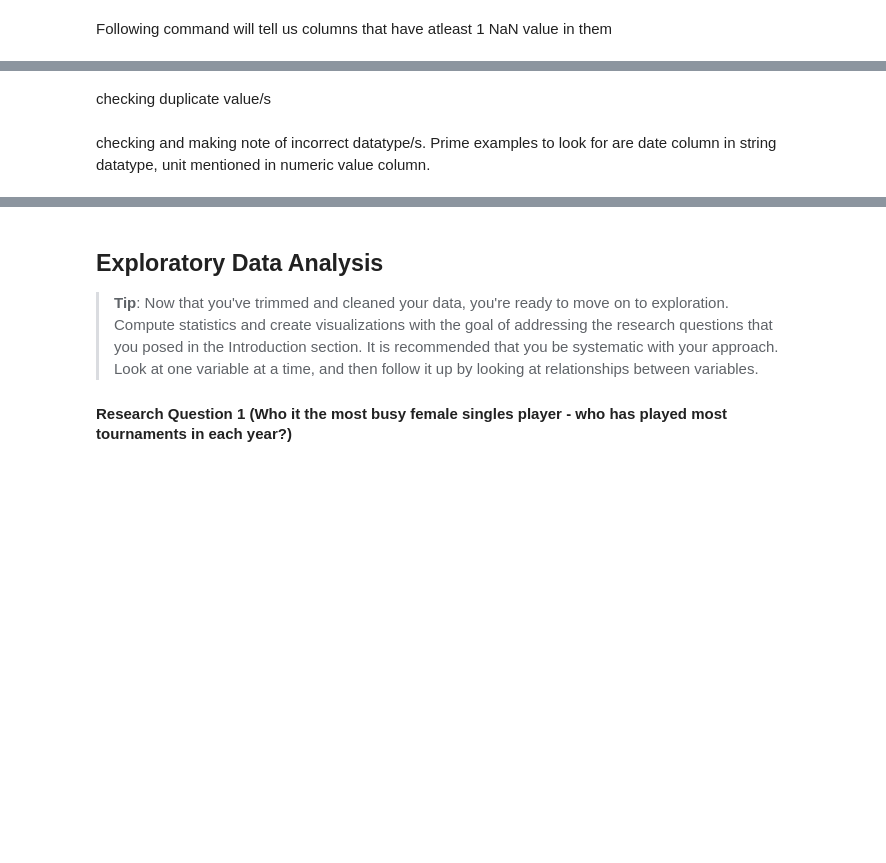
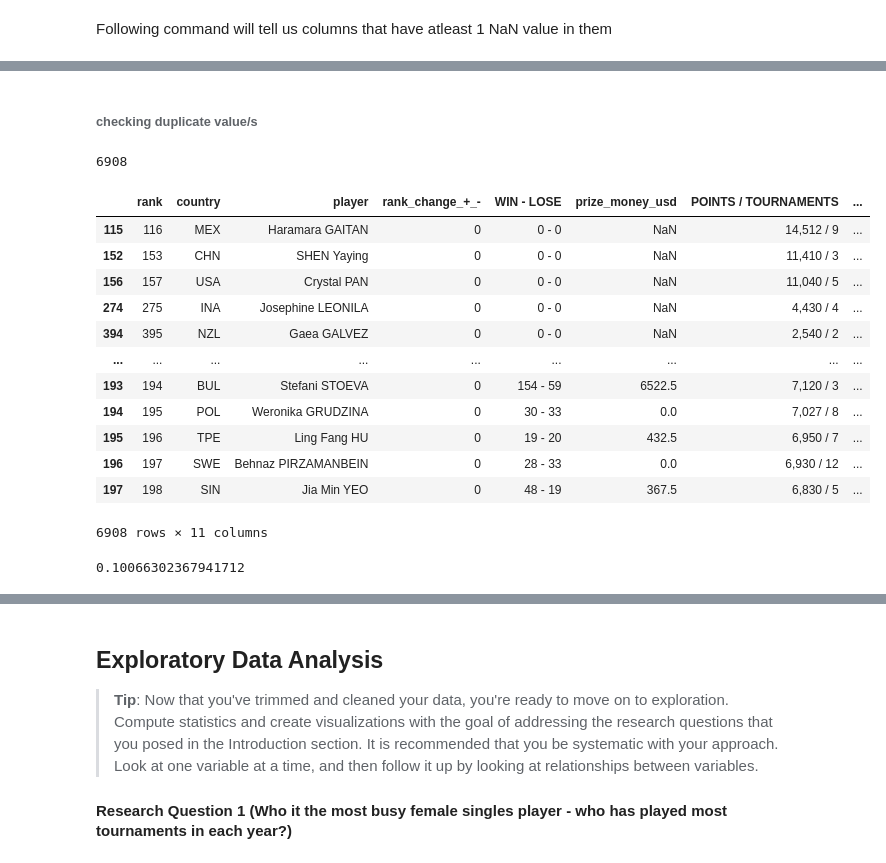
Before and after one commit to sdaphtardar/bwf-data, a Jupyter notebook: Data_Analysis_BWF-data.ipynb, the cells around one changed output, grey strips where cells are left out. Saved outputs shown, nothing was run; the diff lists cells and outputs as text; code cells hidden in the pictures; blank space fills up the shorter version.

```diff
--- a/Data_Analysis_BWF-data.ipynb
+++ b/Data_Analysis_BWF-data.ipynb
@@ -492,6 +503,6 @@ df_name.isnull().any(axis=1)
 # %% [markdown]
-checking duplicate value/s
+###### checking duplicate value/s
 # %%
-sum(df_name.duplicated())
+sum(df.duplicated())
+# %% [output]
+6908
-# %% [markdown]
-checking and making note of incorrect datatype/s. Prime examples to look for are date column in string datatype, unit mentioned in numeric value column.
@@ -499,0 +509,20 @@ df_name.info()
+# %%
+df[df.duplicated()]
+# %% [output]
+|  | rank | country | player | rank_change_+_- | WIN - LOSE | prize_money_usd | POINTS / TOURNAMENTS | ... |
+| 115 | 116 | MEX | Haramara GAITAN | 0 | 0 - 0 | NaN | 14,512 / 9 | ... |
+| 152 | 153 | CHN | SHEN Yaying | 0 | 0 - 0 | NaN | 11,410 / 3 | ... |
+| 156 | 157 | USA | Crystal PAN | 0 | 0 - 0 | NaN | 11,040 / 5 | ... |
+| 274 | 275 | INA | Josephine LEONILA | 0 | 0 - 0 | NaN | 4,430 / 4 | ... |
+| 394 | 395 | NZL | Gaea GALVEZ | 0 | 0 - 0 | NaN | 2,540 / 2 | ... |
+| ... | ... | ... | ... | ... | ... | ... | ... | ... |
+| 193 | 194 | BUL | Stefani STOEVA | 0 | 154 - 59 | 6522.5 | 7,120 / 3 | ... |
+| 194 | 195 | POL | Weronika GRUDZINA | 0 | 30 - 33 | 0.0 | 7,027 / 8 | ... |
+| 195 | 196 | TPE | Ling Fang HU | 0 | 19 - 20 | 432.5 | 6,950 / 7 | ... |
+| 196 | 197 | SWE | Behnaz PIRZAMANBEIN | 0 | 28 - 33 | 0.0 | 6,930 / 12 | ... |
+| 197 | 198 | SIN | Jia Min YEO | 0 | 48 - 19 | 367.5 | 6,830 / 5 | ... |
+6908 rows × 11 columns
+# %%
+sum(df.duplicated()) / df.shape[0]
+# %% [output]
+0.10066302367941712
```
Also changed, not shown: parts of 49 cells of this notebook.
